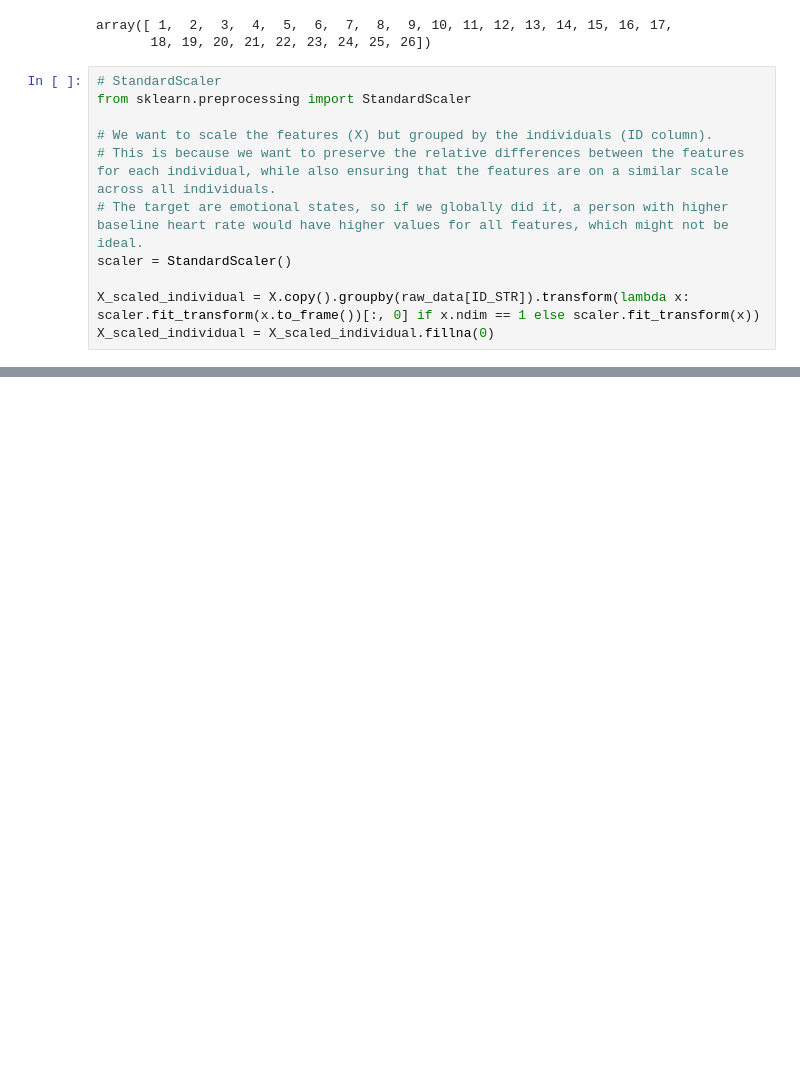
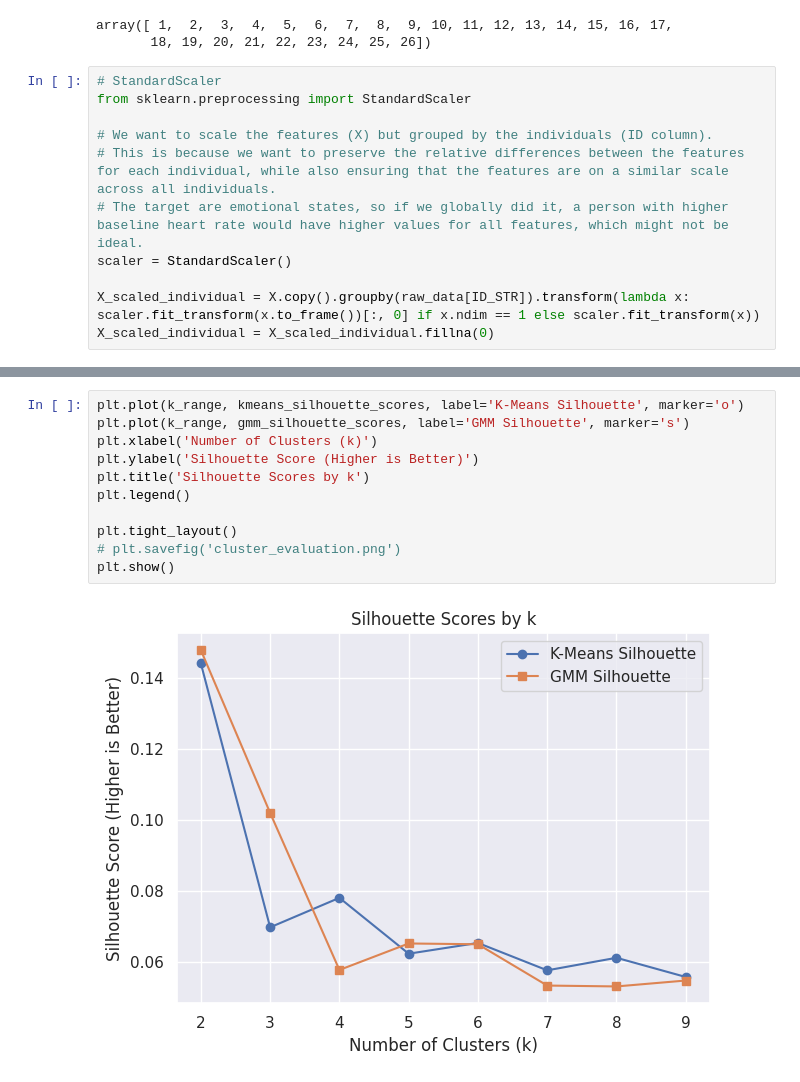
Before and after one commit to Neismo/CDA-HandIn, a Jupyter notebook: Case2/data_look.ipynb, the cells around one changed output, grey strips where cells are left out. Cells and saved outputs as stored; diff of their text form; blank space fills up the shorter version.

```diff
--- a/Case2/data_look.ipynb
+++ b/Case2/data_look.ipynb
@@ -206,0 +214,13 @@ Valid choices for k (GMM) are: [2, 3, 4, 5]
+# %%
+plt.plot(k_range, kmeans_silhouette_scores, label='K-Means Silhouette', marker='o')
+plt.plot(k_range, gmm_silhouette_scores, label='GMM Silhouette', marker='s')
+plt.xlabel('Number of Clusters (k)')
+plt.ylabel('Silhouette Score (Higher is Better)')
+plt.title('Silhouette Scores by k')
+plt.legend()
+
+plt.tight_layout()
+# plt.savefig('cluster_evaluation.png')
+plt.show()
+# %% [output]
+[figure, added]
```
Also changed, not shown: parts of 3 cells of this notebook.
